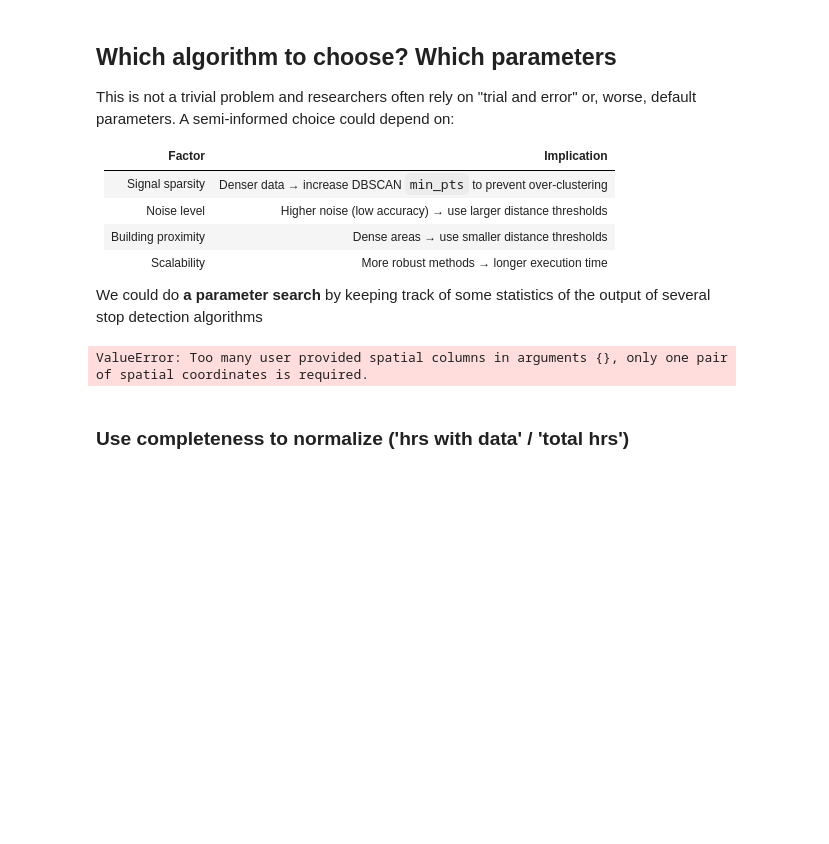
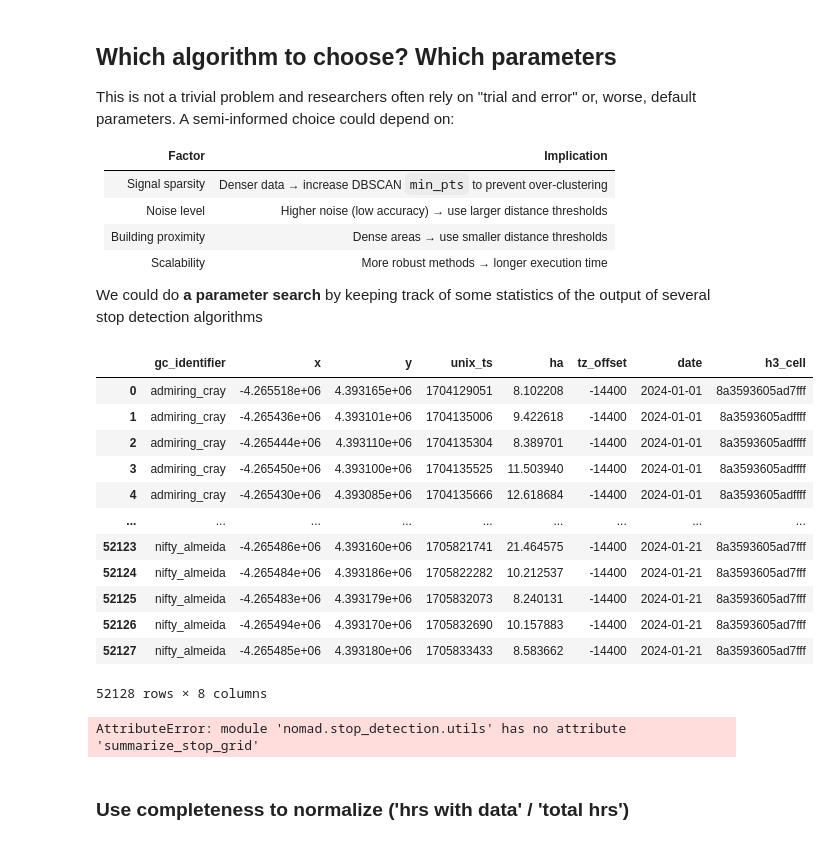
Before and after one commit to Watts-Lab/nomad, a Jupyter notebook: tutorials/IC2S2-2025/[3]stop-detection.ipynb, the cells around one changed output. Saved outputs shown, nothing was run; the diff lists cells and outputs as text; code cells hidden in the pictures; blank space fills up the shorter version.

```diff
--- a/tutorials/IC2S2-2025/[3]stop-detection.ipynb
+++ b/tutorials/IC2S2-2025/[3]stop-detection.ipynb
@@ -189,12 +223,31 @@ tc = {
 # %%
 traj = loader.sample_from_file(filepath_root, frac_users=0.1, format='parquet', traj_cols=tc, seed=10) # try frac_users = 0.1
 # H3 cells for grid_based stop detection method
-# traj['h3_cell'] = filters.to_tessellation(traj, index="h3", res=10, x='dev_x', y='dev_y', input_crs='EPSG:3857', data_crs='EPSG:3857')
+traj['h3_cell'] = filters.to_tessellation(traj, index="h3", res=10, x='dev_x', y='dev_y', input_crs='EPSG:3857', data_crs='EPSG:3857')
 pings_per_user = traj['gc_identifier'].value_counts()
+# %%
+traj.rename(columns={'dev_x':'x', 'dev_y':'y'}, inplace=True)
+# %%
+traj
+# %% [output]
+|  | gc_identifier | x | y | unix_ts | ha | tz_offset | date | h3_cell |
+| 0 | admiring_cray | -4.265518e+06 | 4.393165e+06 | 1704129051 | 8.102208 | -14400 | 2024-01-01 | 8a3593605ad7fff |
+| 1 | admiring_cray | -4.265436e+06 | 4.393101e+06 | 1704135006 | 9.422618 | -14400 | 2024-01-01 | 8a3593605adffff |
+| 2 | admiring_cray | -4.265444e+06 | 4.393110e+06 | 1704135304 | 8.389701 | -14400 | 2024-01-01 | 8a3593605adffff |
+| 3 | admiring_cray | -4.265450e+06 | 4.393100e+06 | 1704135525 | 11.503940 | -14400 | 2024-01-01 | 8a3593605adffff |
+| 4 | admiring_cray | -4.265430e+06 | 4.393085e+06 | 1704135666 | 12.618684 | -14400 | 2024-01-01 | 8a3593605adffff |
+| ... | ... | ... | ... | ... | ... | ... | ... | ... |
+| 52123 | nifty_almeida | -4.265486e+06 | 4.393160e+06 | 1705821741 | 21.464575 | -14400 | 2024-01-21 | 8a3593605ad7fff |
+| 52124 | nifty_almeida | -4.265484e+06 | 4.393186e+06 | 1705822282 | 10.212537 | -14400 | 2024-01-21 | 8a3593605ad7fff |
+| 52125 | nifty_almeida | -4.265483e+06 | 4.393179e+06 | 1705832073 | 8.240131 | -14400 | 2024-01-21 | 8a3593605ad7fff |
+| 52126 | nifty_almeida | -4.265494e+06 | 4.393170e+06 | 1705832690 | 10.157883 | -14400 | 2024-01-21 | 8a3593605ad7fff |
+| 52127 | nifty_almeida | -4.265485e+06 | 4.393180e+06 | 1705833433 | 8.583662 | -14400 | 2024-01-21 | 8a3593605ad7fff |
+52128 rows × 8 columns
 # %%
 import time
 from tqdm import tqdm
 import nomad.stop_detection.hdbscan as HDBSCAN
+import nomad.stop_detection.postprocessing as post
 
 # Approximately 5 minutes for 40 users
 results = []
@@ -208,6 +261,14 @@ for user, n_pings in tqdm(pings_per_user.items(), total=len(pings_per_user)):
     results += [pd.Series({'user':user, 'algo':'grid_based', 'execution_time':execution_time, 'total_dwell':stops_gb.duration.sum(), 'avg_diameter':52, 'n_pings':n_pings})]
 
     # For Lachesis
+    tc = {
+    "user_id": "gc_identifier",
+    "timestamp": "unix_ts",
+    "x": "x",
+    "y": "y",
+    "ha":"ha",
+    "date":"date"}
+
     start_time = time.time()
     stops_lac = LACHESIS.lachesis(user_data, delta_roam=30, dt_max=240, complete_output=True, traj_cols=tc)
     execution_time = time.time() - start_time
@@ -215,7 +276,7 @@ for user, n_pings in tqdm(pings_per_user.items(), total=len(pings_per_user)):
 
     # For TADbscan
     start_time = time.time()
-    user_data_tadb = user_data.assign(cluster=DBSCAN.ta_dbscan_labels(user_data, time_thresh=240, dist_thresh=15, min_pts=3, traj_cols=tc))
+    user_data_tadb = user_data.assign(cluster=DBSCAN.ta_dbscan(user_data, time_thresh=240, dist_thresh=15, min_pts=3, traj_cols=tc))
     # - post-processing
     stops_tadb = post.remove_overlaps(user_data_tadb, time_thresh=240, method='cluster', traj_cols=tc)
     execution_time = time.time() - start_time
@@ -223,15 +284,15 @@ for user, n_pings in tqdm(pings_per_user.items(), total=len(pings_per_user)):
 
     # For HDBSCAN
     start_time = time.time()
-    user_data_hdb = user_data.assign(cluster=HDBSCAN.st_hdbscan_labels(user_data, time_thresh=240, min_pts=3, min_cluster_size=2, traj_cols=tc))
+    user_data_hdb = user_data.assign(cluster=HDBSCAN.hdbscan_labels(user_data, time_thresh=240, min_pts=3, min_cluster_size=2, traj_cols=tc))
     # - post-processing
-    stops_hdb = post.remove_overlaps(user_data_hdb, time_thresh=240, method='cluster', traj_cols=tc)
+    stops_hdb = post.remove_overlaps(user_data_hdb, time_thresh=240, method='cluster', traj_cols=tc, dur_min=5, min_pts=3)
     execution_time = time.time() - start_time
     results += [pd.Series({'user':user, 'algo':'hdbscan', 'execution_time':execution_time, 'total_dwell':stops_hdb.duration.sum(), 'avg_diameter':stops_hdb.diameter.mean(), 'n_pings':n_pings})]
 
 results = pd.DataFrame(results)
 # %% [output]
-ValueError: Too many user provided spatial columns in arguments {}, only one pair of spatial coordinates is required.
+AttributeError: module 'nomad.stop_detection.utils' has no attribute 'summarize_stop_grid'
 # %% [markdown]
 ### Use **completeness to normalize** ('hrs with data' / 'total hrs')
 # %%
```
Also changed, not shown: parts of 9 cells of this notebook.
